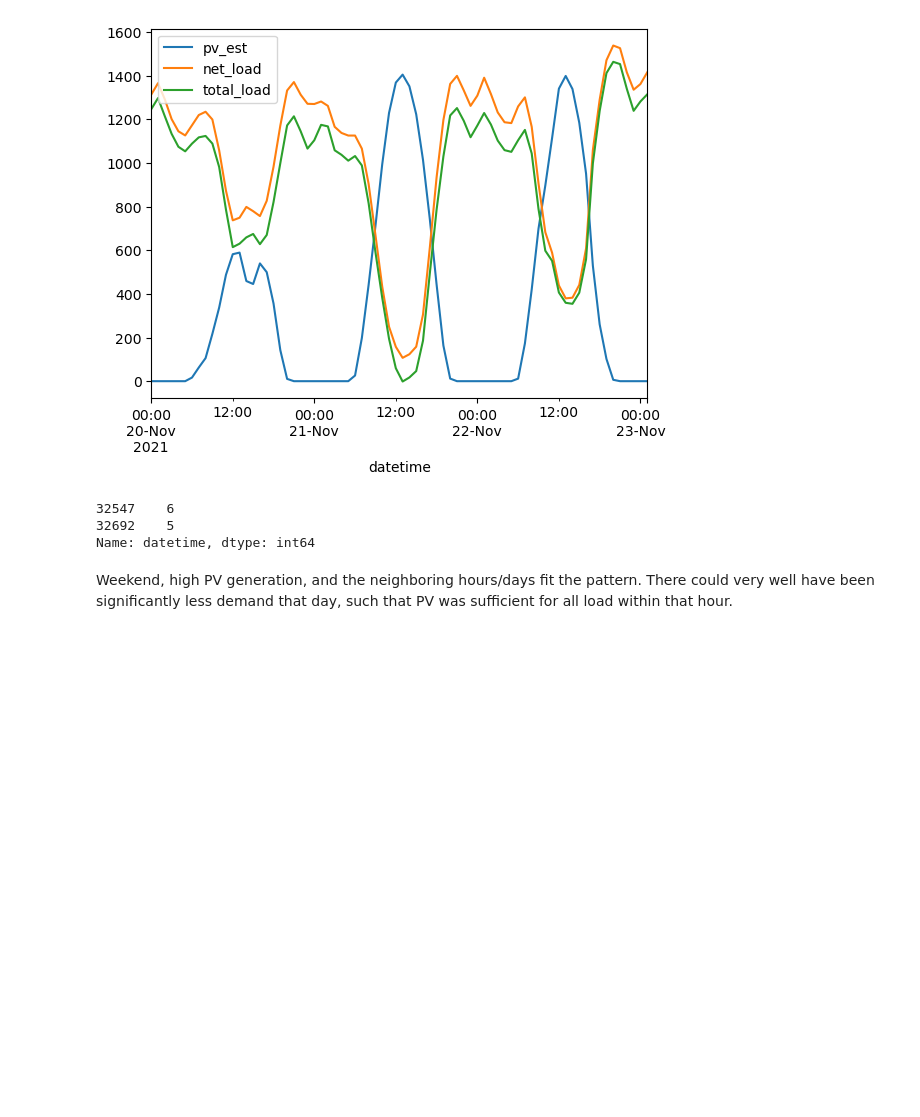
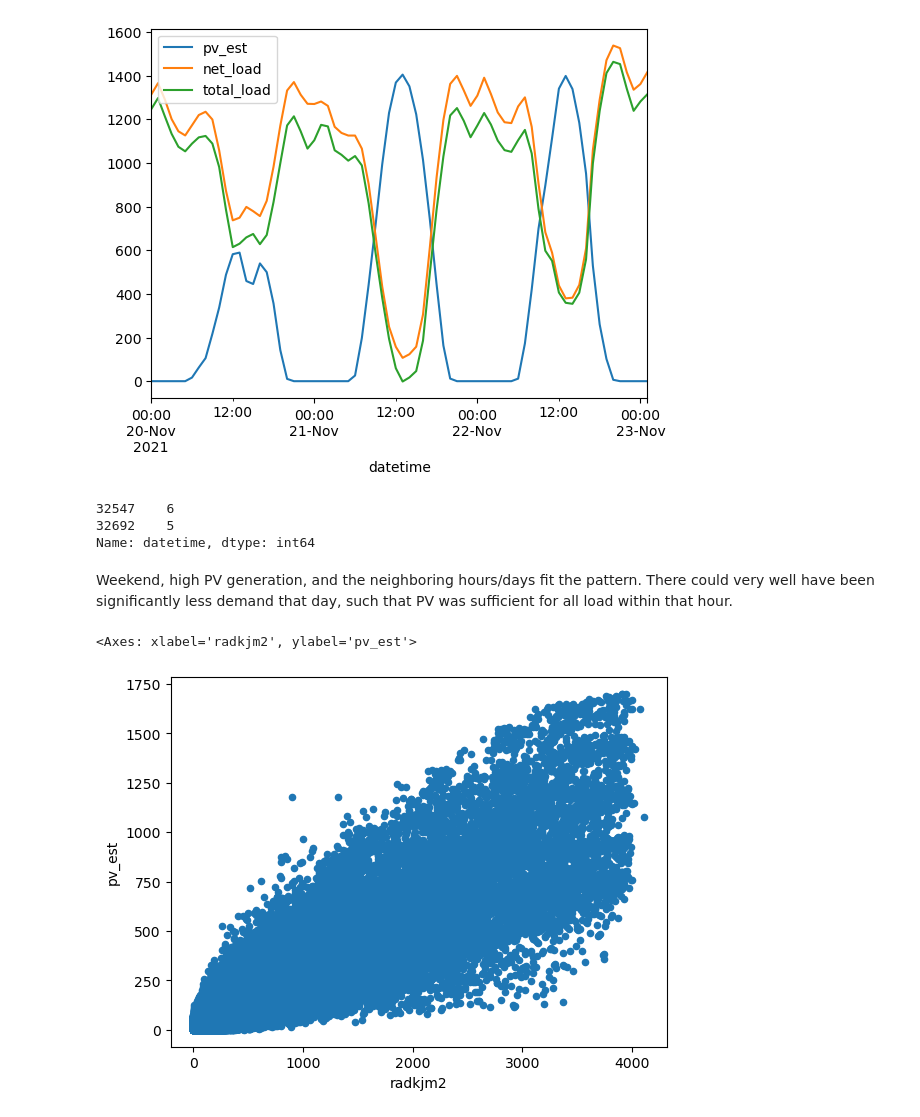
Before and after one commit to chaserobertson/tesla-stlf, a Jupyter notebook: notebooks/full_merge.ipynb, the cells around one changed output. Drawn from its saved outputs; the diff is of its cells as text; code cells hidden in the pictures; blank space fills up the shorter version.

```diff
--- a/notebooks/full_merge.ipynb
+++ b/notebooks/full_merge.ipynb
@@ -192,0 +193,5 @@ merged_hour.to_csv('../data/sa/merged.csv', index=False)
+# %%
+merged_hour[['radkjm2', 'pv_est']].plot(x='radkjm2', y='pv_est', kind='scatter')
+# %% [output]
+<Axes: xlabel='radkjm2', ylabel='pv_est'>
+[figure, added]
```
Also changed, not shown: parts of 4 cells of this notebook.
